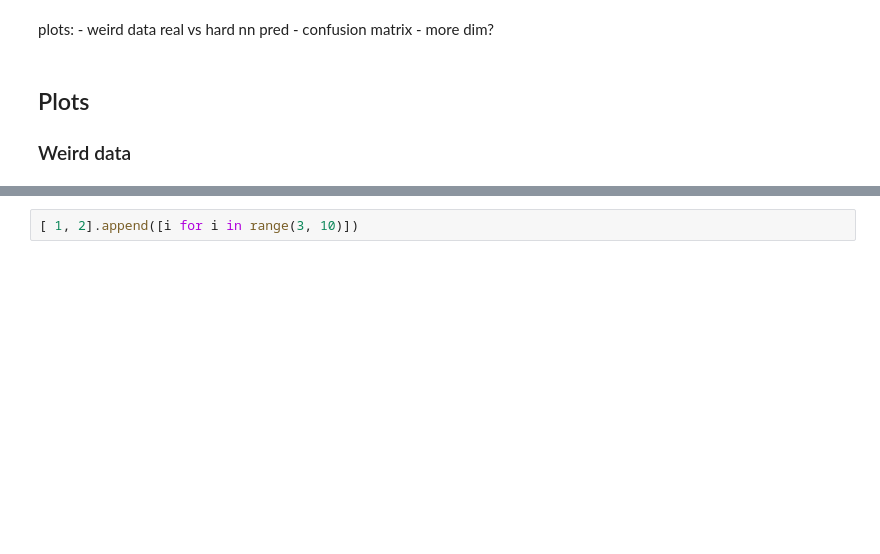
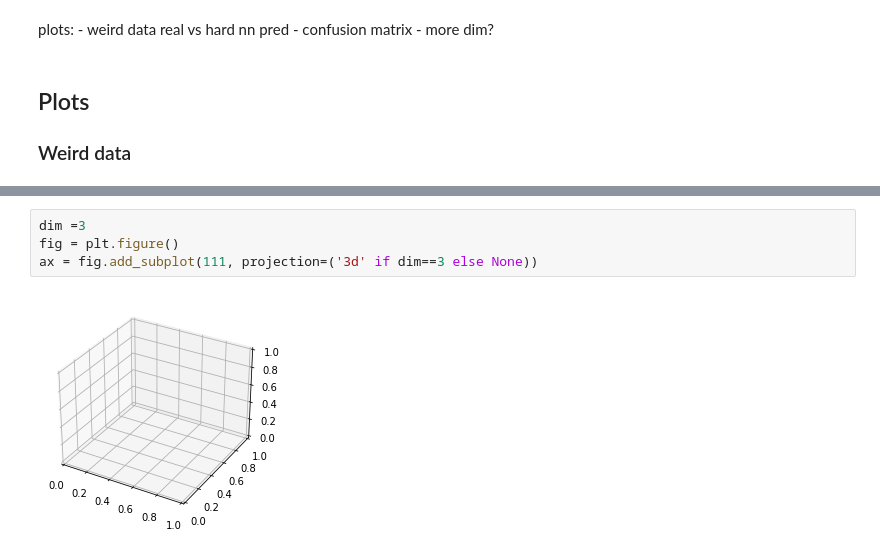
Before and after one commit to niklai99/LCP-modB, a Jupyter notebook: 02-DNN/02-DNN-4.ipynb, the cells around one changed output, grey strips where cells are left out. Saved outputs shown, nothing was run; the diff lists cells and outputs as text; blank space fills up the shorter version.

```diff
--- a/02-DNN/02-DNN-4.ipynb
+++ b/02-DNN/02-DNN-4.ipynb
@@ -573,8 +578,12 @@ plot_utils.plot_confusion_matrix(
 # %% [output]
 <AxesSubplot:title={'center':'Weird data CM'}, xlabel='pred labels', ylabel='true labels'>
 [figure]
-# %%
-[ 1, 2].append([i for i in range(3, 10)])
+# %%
+dim =3
+fig = plt.figure()
+ax = fig.add_subplot(111, projection=('3d' if dim==3 else None))
+# %% [output]
+[figure, added]
 # %% [markdown]
 <a style='text-decoration:none;line-height:16px;display:flex;color:#5B5B62;padding:10px;justify-content:end;' href='https://deepnote.com?utm_source=created-in-deepnote-cell&projectId=452e6836-b7b8-455e-80d9-d4109b6baddf' target="_blank">
 <img alt='Created in deepnote.com' style='display:inline;max-height:16px;margin:0px;margin-right:7.5px;' src='embedded-picture-1' > </img>
```
Also changed, not shown: parts of 7 cells of this notebook, 11 other files.
